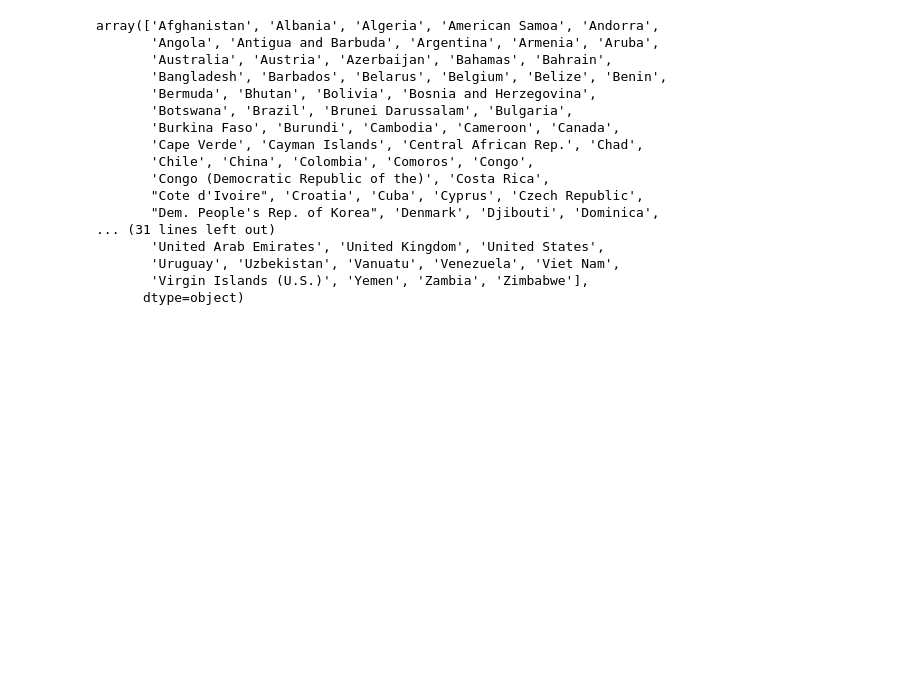
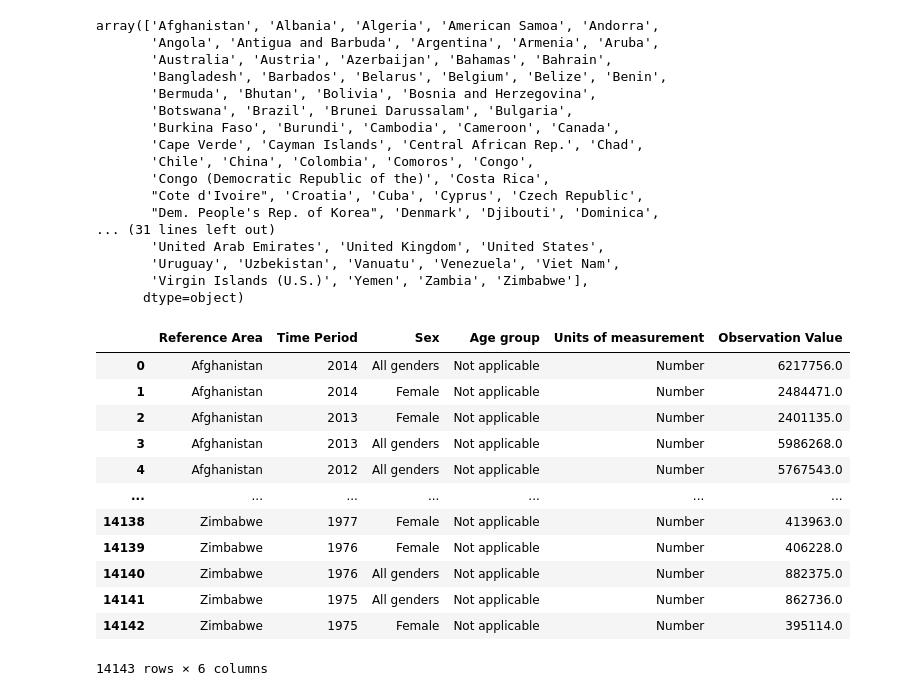
Before and after one commit to nss-data-science-cohort-4/dq1-undata-matttparker, a Jupyter notebook: notebooks/UN_Data_Exploration.ipynb, the cells around one changed output. Drawn from its saved outputs; the diff is of its cells as text; code cells hidden in the pictures; blank space fills up the shorter version.

Commit message:
Started Working on Primary Education

```diff
--- a/notebooks/UN_Data_Exploration.ipynb
+++ b/notebooks/UN_Data_Exploration.ipynb
@@ -660,0 +656,17 @@ array(['Afghanistan', 'Albania', 'Algeria', 'American Samoa', 'Andorra',
+# %%
+primary_education = pd.read_csv('../data/primary_education_by_gender.csv')
+primary_education
+# %% [output]
+|  | Reference Area | Time Period | Sex | Age group | Units of measurement | Observation Value |
+| 0 | Afghanistan | 2014 | All genders | Not applicable | Number | 6217756.0 |
+| 1 | Afghanistan | 2014 | Female | Not applicable | Number | 2484471.0 |
+| 2 | Afghanistan | 2013 | Female | Not applicable | Number | 2401135.0 |
+| 3 | Afghanistan | 2013 | All genders | Not applicable | Number | 5986268.0 |
+| 4 | Afghanistan | 2012 | All genders | Not applicable | Number | 5767543.0 |
+| ... | ... | ... | ... | ... | ... | ... |
+| 14138 | Zimbabwe | 1977 | Female | Not applicable | Number | 413963.0 |
+| 14139 | Zimbabwe | 1976 | Female | Not applicable | Number | 406228.0 |
+| 14140 | Zimbabwe | 1976 | All genders | Not applicable | Number | 882375.0 |
+| 14141 | Zimbabwe | 1975 | All genders | Not applicable | Number | 862736.0 |
+| 14142 | Zimbabwe | 1975 | Female | Not applicable | Number | 395114.0 |
+14143 rows × 6 columns
```
Also changed, not shown: parts of 8 cells of this notebook.
